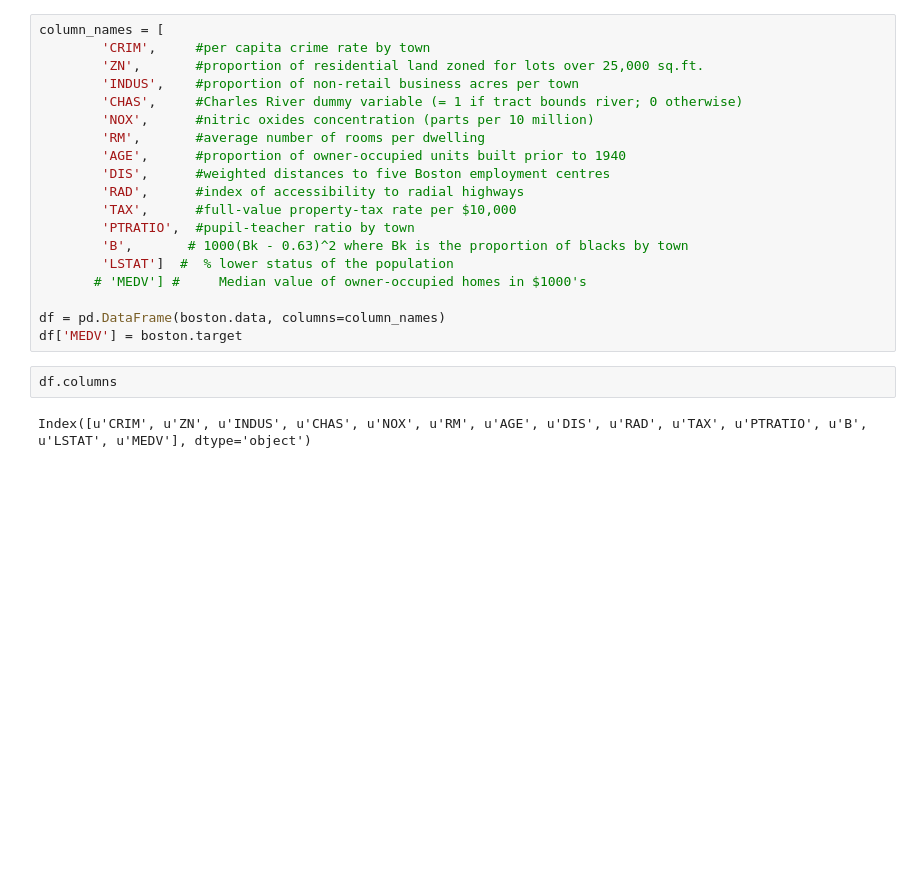
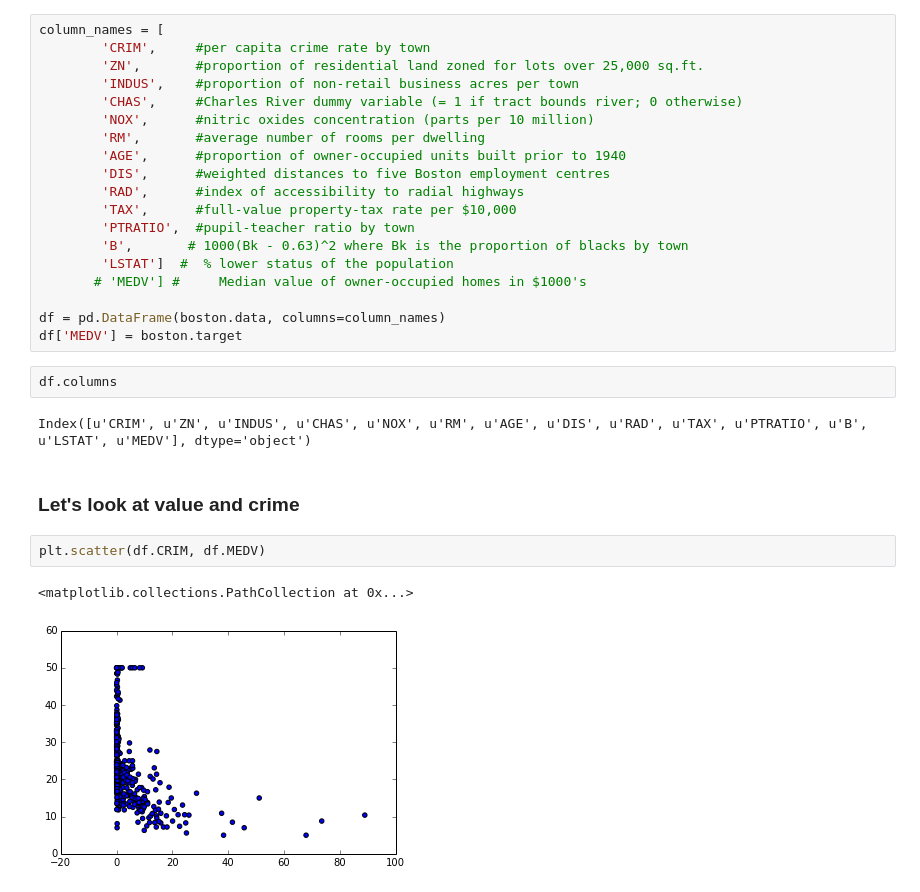
Before and after one commit to MishaTeplitskiy/Statistical_Learning_With_Python, a Jupyter notebook: CI_Workshop_Teplitskiy_Regression.ipynb, the cells around one changed output. Drawn from its saved outputs; the diff is of its cells as text; blank space fills up the shorter version.

```diff
--- a/CI_Workshop_Teplitskiy_Regression.ipynb
+++ b/CI_Workshop_Teplitskiy_Regression.ipynb
@@ -52,3 +84,10 @@ df['MEDV'] = boston.target
 df.columns
 # %% [output]
 Index([u'CRIM', u'ZN', u'INDUS', u'CHAS', u'NOX', u'RM', u'AGE', u'DIS', u'RAD', u'TAX', u'PTRATIO', u'B', u'LSTAT', u'MEDV'], dtype='object')
+# %% [markdown]
+### Let's look at value and crime
+# %%
+plt.scatter(df.CRIM, df.MEDV)
+# %% [output]
+<matplotlib.collections.PathCollection at 0x...>
+[figure, added]
```
Also changed, not shown: parts of 16 cells of this notebook, 2 other files.
